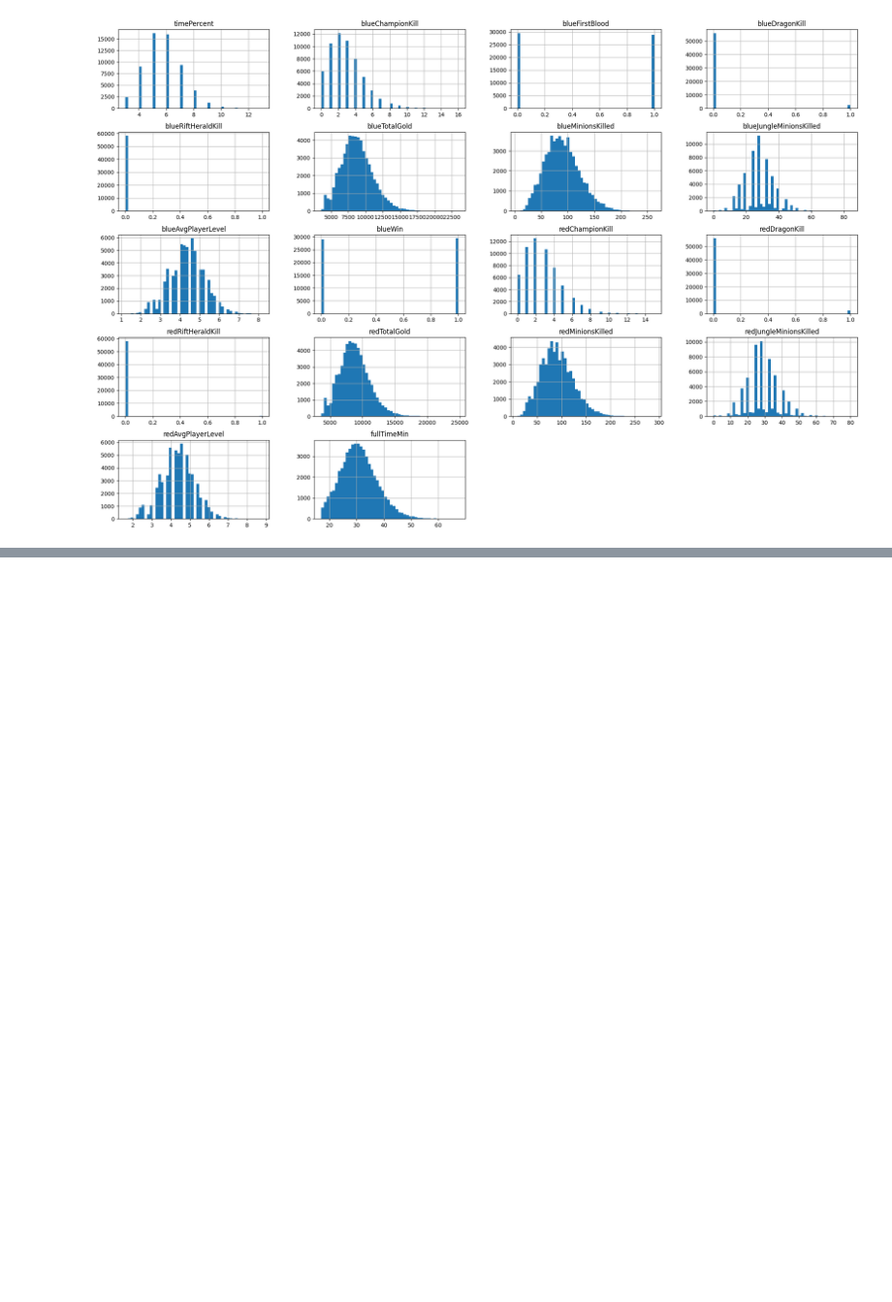
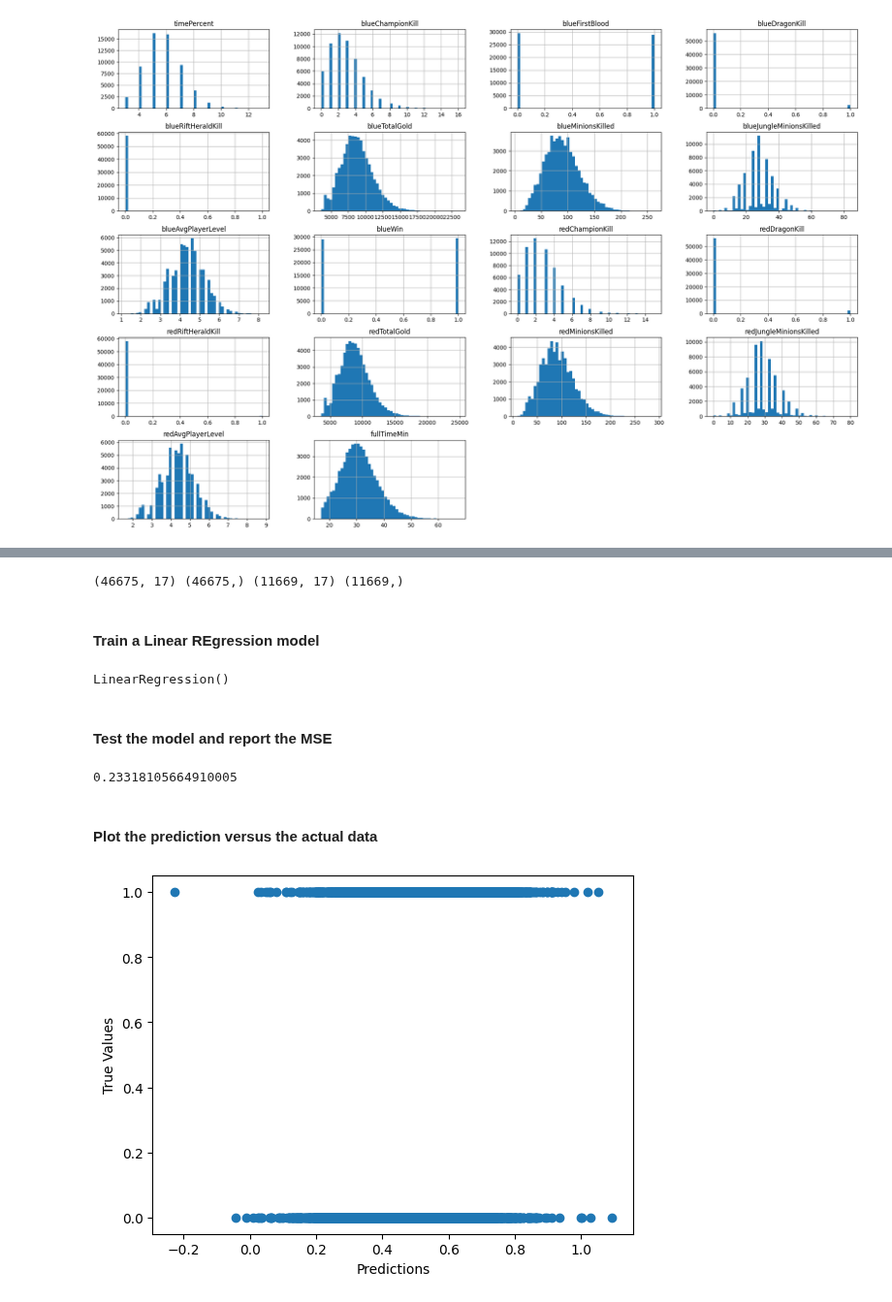
Before and after one commit to t-tony03/EECS3401Final, a Jupyter notebook: final rev2.ipynb, the cells around one changed output, grey strips where cells are left out. Shown at 97% size. Cells and saved outputs as stored; diff of their text form; code cells hidden in the pictures; blank space fills up the shorter version.

Commit message:
linear regression model done
its so awful

```diff
--- a/final rev2.ipynb
+++ b/final rev2.ipynb
@@ -312,0 +317,40 @@ plt.show()
+# %%
+from sklearn.model_selection import train_test_split
+
+x = gamesAt20.drop(labels=['blueWin'] , axis=1)
+y = gamesAt20['blueWin']
+
+x_train, x_test, y_train, y_test = train_test_split(x, y, test_size=0.2, random_state=42)
+print(x_train.shape , y_train.shape , x_test.shape , y_test.shape)
+# %% [output]
+(46675, 17) (46675,) (11669, 17) (11669,)
+# %% [markdown]
+#### Train a Linear REgression model
+# %%
+from sklearn.linear_model import LinearRegression
+
+lr_model = LinearRegression()
+lr_model.fit(x_train , y_train)
+# %% [output]
+LinearRegression()
+# %% [markdown]
+#### Test the model and report the MSE
+# %%
+lr_y_pred = lr_model.predict(x_test)
+
+from sklearn.metrics import mean_squared_error as mse
+lr_mse = mse(y_test , lr_y_pred)
+lr_mse
+# %% [output]
+0.23318105664910005
+# %% [markdown]
+#### Plot the prediction versus the actual data
+# %%
+import matplotlib.pyplot as plt
+
+plt.scatter( lr_y_pred , y_test)
+plt.ylabel('True Values')
+plt.xlabel('Predictions')
+plt.show()
+# %% [output]
+[figure, added]
```
Also changed, not shown: parts of 4 cells of this notebook.
